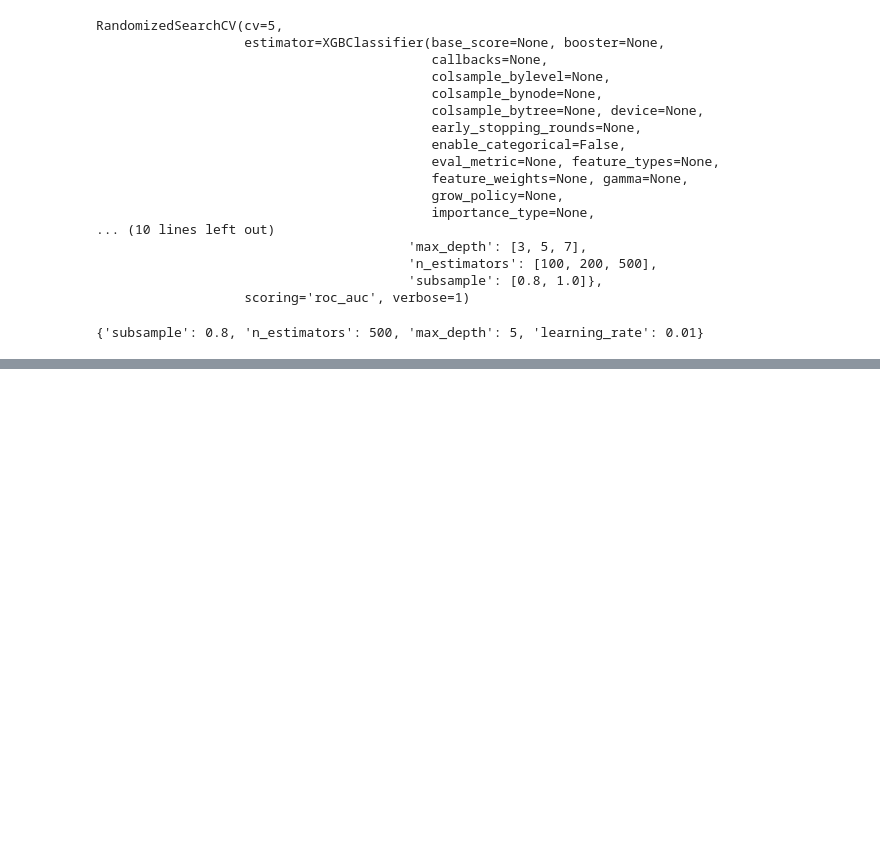
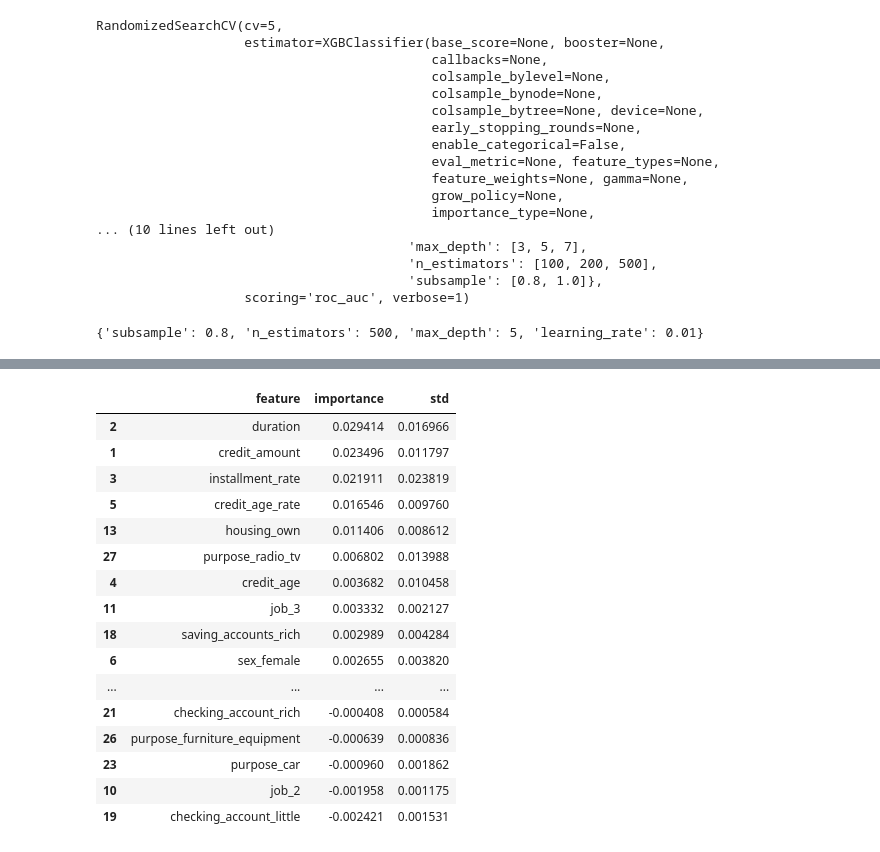
Before and after one commit to lwawrowski/cdv_bigdata, a Jupyter notebook: metody_analizy_przetwarzania_danych/2024_2025/gr2/20250427_klasyfikacja.ipynb, the cells around one changed output, grey strips where cells are left out. Drawn from its saved outputs; the diff is of its cells as text; code cells hidden in the pictures; blank space fills up the shorter version.

```diff
--- a/metody_analizy_przetwarzania_danych/2024_2025/gr2/20250427_klasyfikacja.ipynb
+++ b/metody_analizy_przetwarzania_danych/2024_2025/gr2/20250427_klasyfikacja.ipynb
@@ -500,0 +599,31 @@ grid_search.best_params_
+# %%
+from sklearn.inspection import permutation_importance
+
+fi_results = permutation_importance(clf_xgb_best, X_test, y_test, n_repeats=100, random_state=42, scoring='roc_auc')
+fi_results
+# %%
+xgb_fi_prem_df = pd.DataFrame({
+    'feature': X.columns,
+    'importance': fi_results.importances_mean,
+    'std': fi_results.importances_std
+})
+xgb_fi_prem_df = xgb_fi_prem_df.sort_values(by='importance', ascending=False)
+xgb_fi_prem_df
+# %% [output]
+|  | feature | importance | std |
+| 2 | duration | 0.029414 | 0.016966 |
+| 1 | credit_amount | 0.023496 | 0.011797 |
+| 3 | installment_rate | 0.021911 | 0.023819 |
+| 5 | credit_age_rate | 0.016546 | 0.009760 |
+| 13 | housing_own | 0.011406 | 0.008612 |
+| 27 | purpose_radio_tv | 0.006802 | 0.013988 |
+| 4 | credit_age | 0.003682 | 0.010458 |
+| 11 | job_3 | 0.003332 | 0.002127 |
+| 18 | saving_accounts_rich | 0.002989 | 0.004284 |
+| 6 | sex_female | 0.002655 | 0.003820 |
+| ... | ... | ... | ... |
+| 21 | checking_account_rich | -0.000408 | 0.000584 |
+| 26 | purpose_furniture_equipment | -0.000639 | 0.000836 |
+| 23 | purpose_car | -0.000960 | 0.001862 |
+| 10 | job_2 | -0.001958 | 0.001175 |
+| 19 | checking_account_little | -0.002421 | 0.001531 |
```
Also changed, not shown: parts of 9 cells of this notebook, 1 other file.
